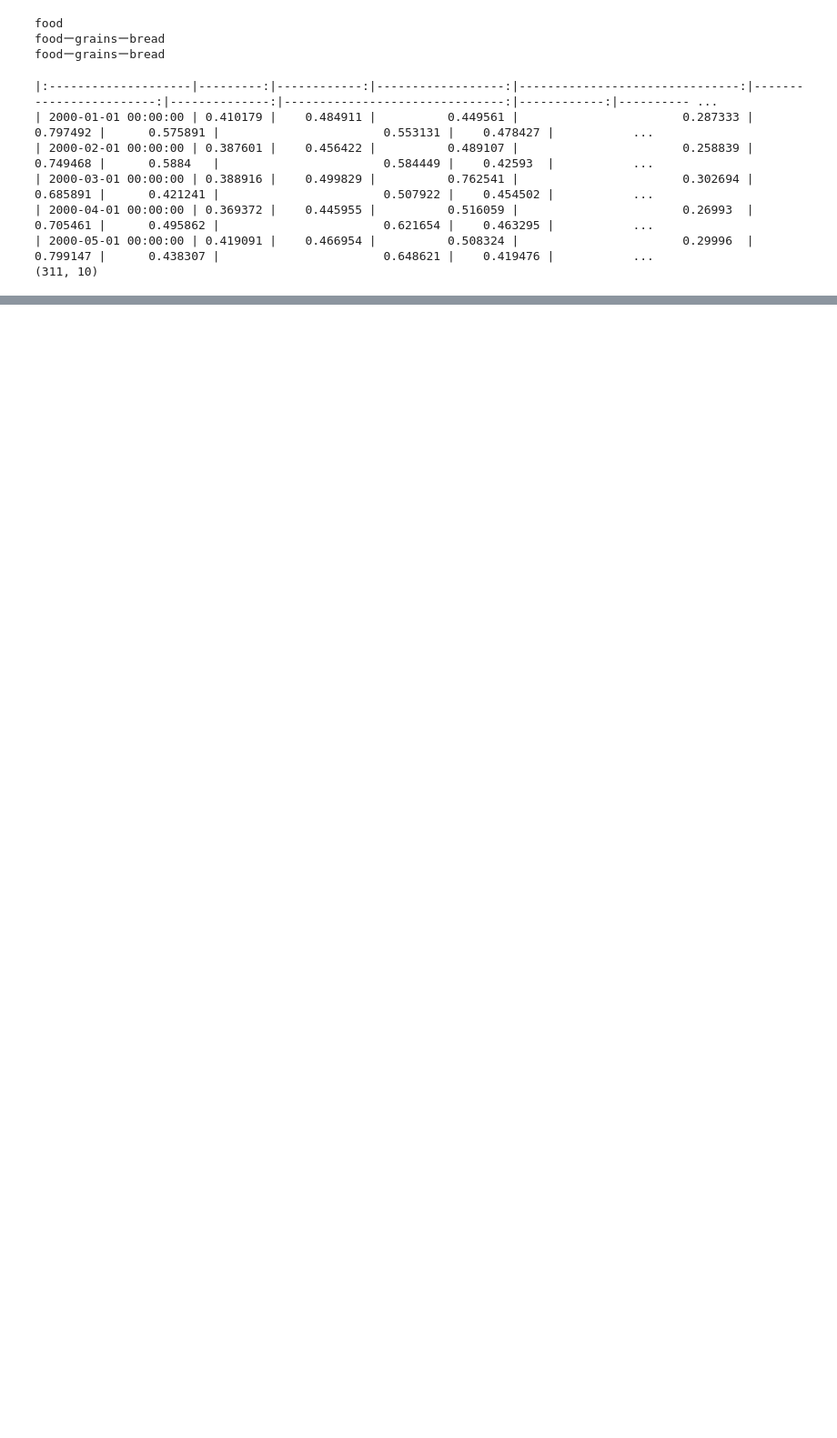
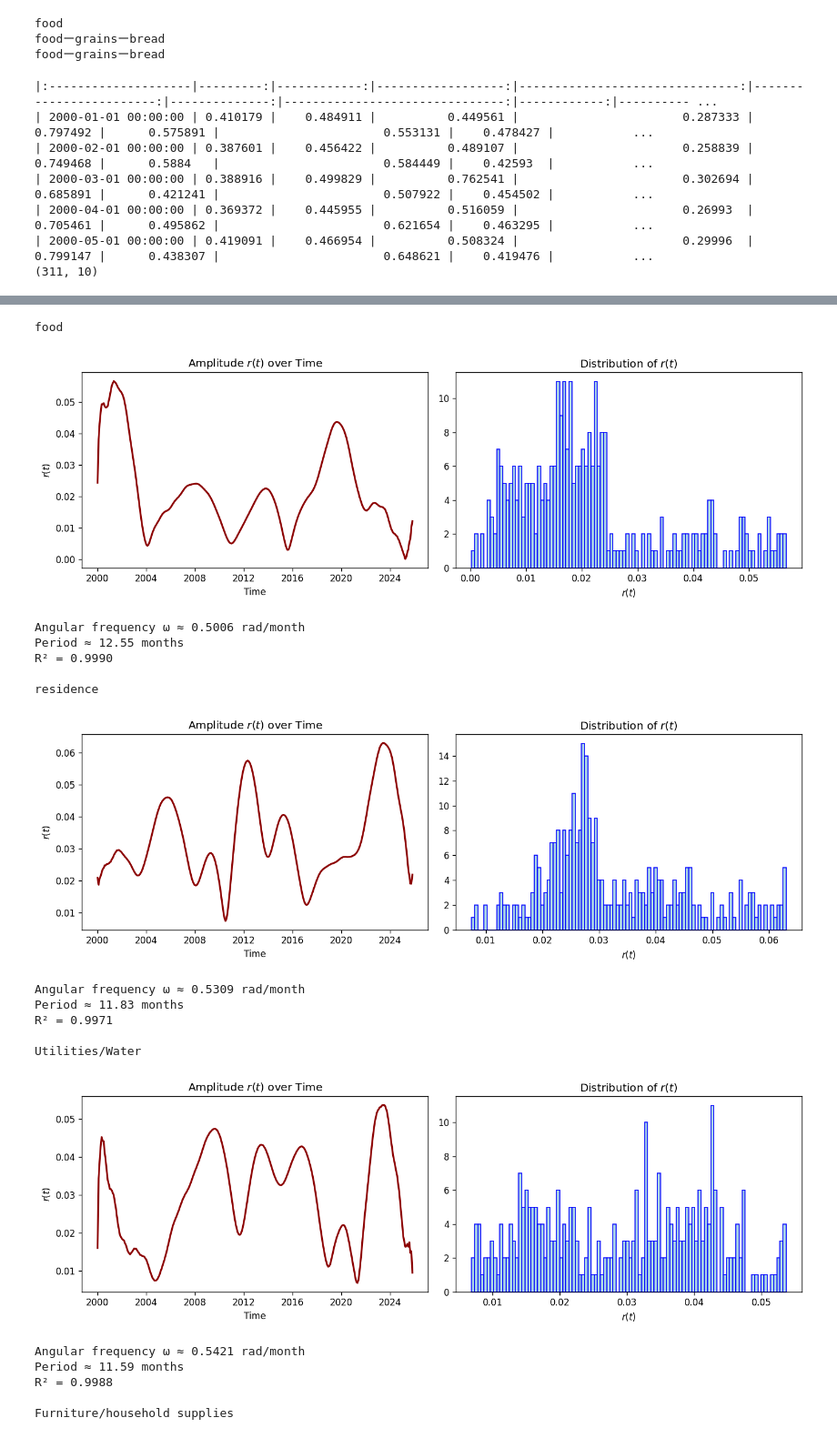
Before and after one commit to belief12345679/Consumption_Data, a Jupyter notebook: code/minimul_cycle.ipynb, the cells around one changed output, grey strips where cells are left out. Shown at 91% size. Cells and saved outputs as stored; diff of their text form; code cells hidden in the pictures; blank space fills up the shorter version.

```diff
--- a/code/minimul_cycle.ipynb
+++ b/code/minimul_cycle.ipynb
@@ -289,0 +294,68 @@ for ca in df_res_norm.columns:
+# %%
+from scipy.stats import linregress
+for ca in df_res_norm.columns:
+    print(f"\n{ca}")
+    time_axis = df_res_norm.index
+    x_data = df_res_norm[ca].values
+    x_centered = x_data - np.mean(x_data)
+
+    # --- 2. 带通滤波 (核心救场步骤！) ---
+    # 我们的数据是月度的，采样频率 fs = 1 (1个月1个数据点)
+    # 年周期是 12 个月，对应频率是 1/12 = 0.0833
+    # 我们设定一个窗口：只放行周期在 9 到 15 个月之间的信号
+    fs = 1.0
+    lowcut = 1/14.0
+    highcut = 1/10.0
+    nyq = 0.5 * fs      # 奈奎斯特频率
+    low = lowcut / nyq
+    high = highcut / nyq
+
+    # 创建一个 4 阶巴特沃斯带通滤波器
+    b, a = butter(4, [low, high], btype='band')
+    # 使用 filtfilt 进行零相位滤波（保证信号不发生时间平移偏移）
+    x_filtered = filtfilt(b, a, x_centered)
+
+    # --- 3. 对【滤波后的数据】进行 Hilbert 变换 ---
+    z_signal = hilbert(x_filtered)
+    amplitude = np.abs(z_signal)
+    phase = np.angle(z_signal)
+    unwrapped_phase = np.unwrap(phase)
+    fig, axes = plt.subplots(1, 2, figsize=(12, 4), dpi=120)
+    axes[0].plot(time_axis, amplitude, color='darkred', linewidth=2)
+    axes[0].set_title('Amplitude $r(t)$ over Time')
+    axes[0].set_xlabel('Time')
+    axes[0].set_ylabel('$r(t)$')
+
+    axes[1].hist(amplitude[~np.isnan(amplitude)], bins=100,
+                color='lightblue', edgecolor='blue')
+    axes[1].set_title('Distribution of $r(t)$')
+    axes[1].set_xlabel('$r(t)$')
+    plt.tight_layout()
+    plt.show()
+
+    t_idx = np.arange(len(unwrapped_phase))
+    valid = ~np.isnan(unwrapped_phase)
+    slope, intercept, r_value, _, _ = linregress(t_idx[valid], unwrapped_phase[valid])
+    print(f"Angular frequency ω ≈ {slope:.4f} rad/month")
+    print(f"Period ≈ {2*np.pi/slope:.2f} months")
+    print(f"R² = {r_value**2:.4f}")
+# %% [output]
+food
+[figure, added]
+Angular frequency ω ≈ 0.5006 rad/month
+Period ≈ 12.55 months
+R² = 0.9990
+
+residence
+[figure, added]
+Angular frequency ω ≈ 0.5309 rad/month
+Period ≈ 11.83 months
+R² = 0.9971
+
+Utilities/Water
+[figure, added]
+Angular frequency ω ≈ 0.5421 rad/month
+Period ≈ 11.59 months
+R² = 0.9988
+
+Furniture/household supplies
```
Also changed, not shown: parts of 2 cells of this notebook.
